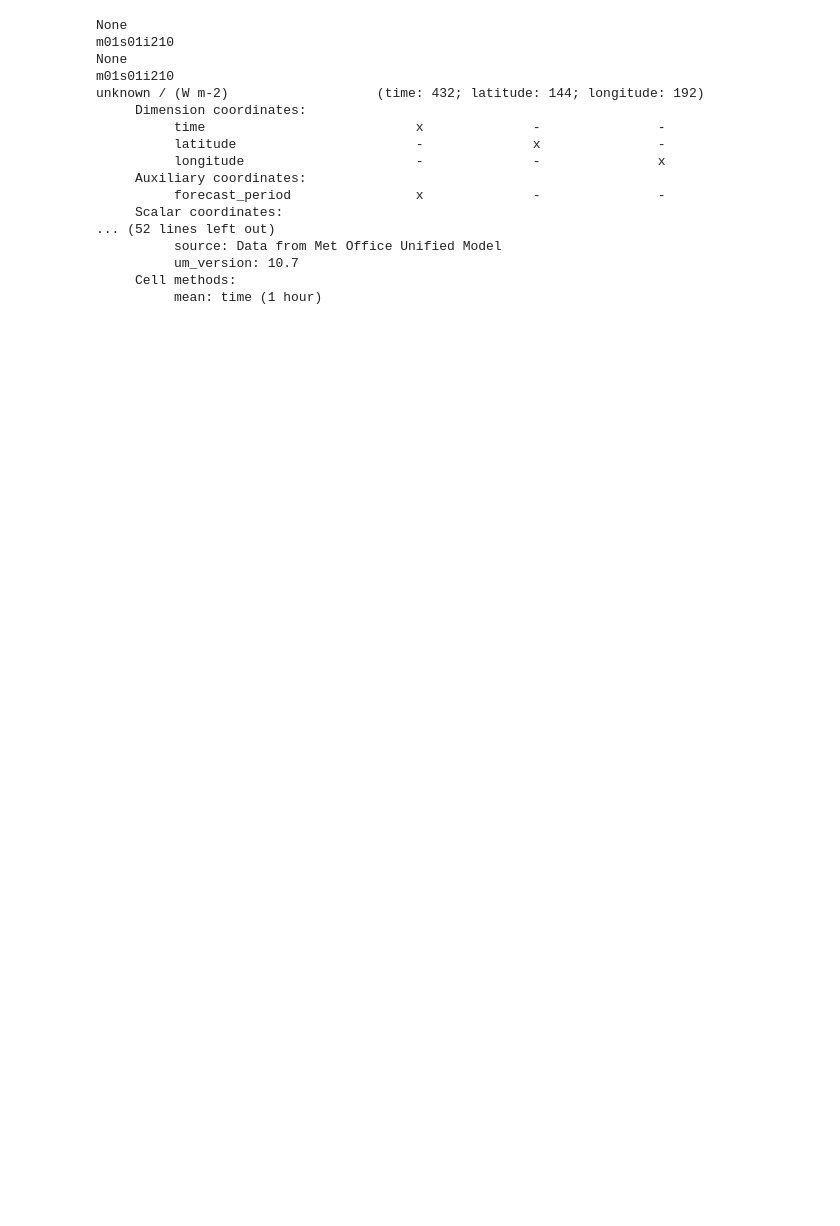
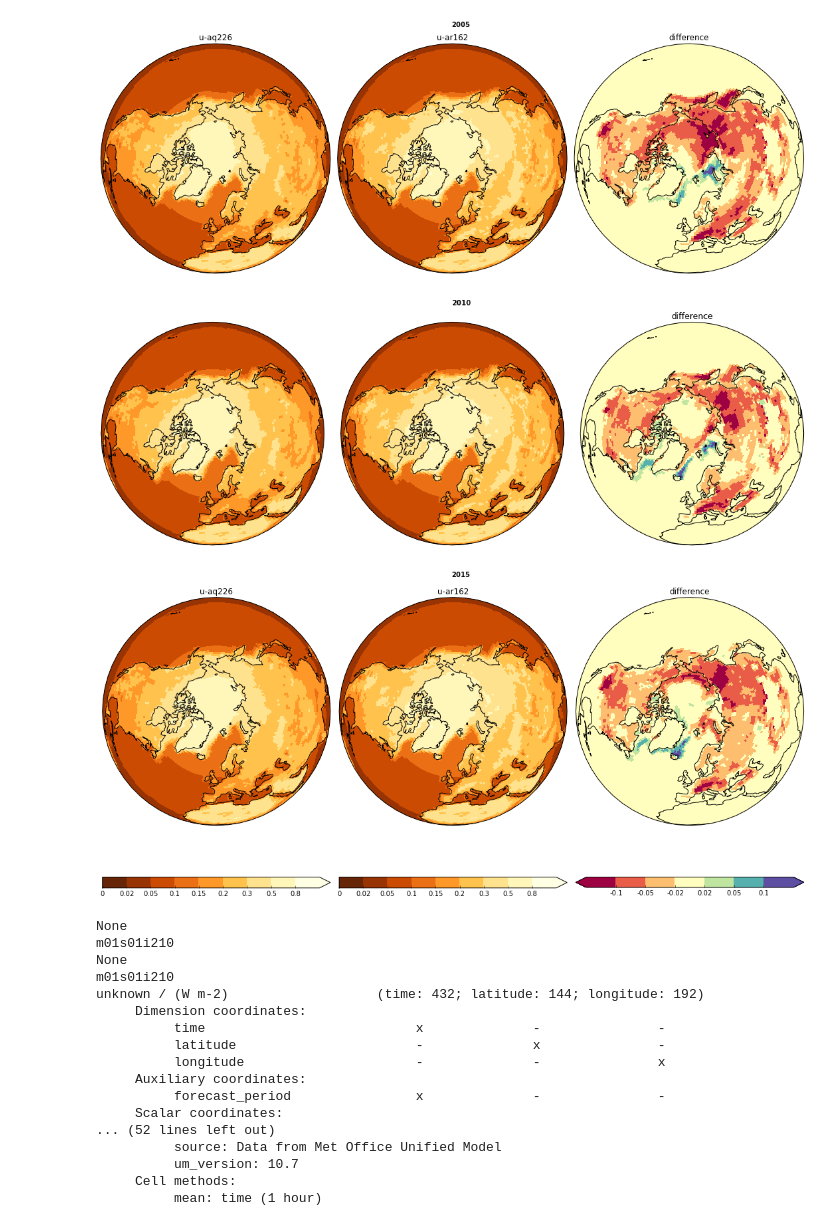
Before and after one commit to douglask3/albedo_teleconection, a Jupyter notebook: plot_SW.ipynb, the cells around one changed output. Drawn from its saved outputs; the diff is of its cells as text; code cells hidden in the pictures; blank space fills up the shorter version.

```diff
--- a/plot_SW.ipynb
+++ b/plot_SW.ipynb
@@ -1,30 +1,54 @@
 # %%
 %load_ext autoreload
 %autoreload
 
 import matplotlib
 
 import sys
 sys.path.append('../')
 
 import libs.import_iris
 import iris
 import iris.coords
 import iris.coord_categorisation
 from   libs.load_stash import *
 from   libs.coordRangeExtract import *
 import numpy as np
 
 import matplotlib.pyplot as plt
 import iris.quickplot as qplt
 import iris.plot as iplt
 from   libs.plot_maps import *
 from   libs.plot_TS   import *
+from   libs.extract_cube_last_nYears import *
 import matplotlib.colors as colours
 from   pylab import *
 import matplotlib.cm as mpl_cm
 
 import cartopy.crs as ccrs
+
+def map_years(plot_years, cubes, jobs, levels, dlevels, *args, **kw):
+    def plotFun(last_year, figsize = (15, 5.5), names = jobs, colourbar = False):
+        plt.figure(figsize=figsize)
+        cf = plot_projection(cubes, names, levels = levels, dlevels = dlevels,
+                             colourbar = colourbar, last_year = last_year, *args, **kw)
+        plt.show()
+        return cf
+
+
+    plotFun(plot_years[0])
+    for yr in plot_years[1:-1]:
+        plotFun(yr, ['', '', ''])
+
+    plt.figure(figsize=(15,7.5))
+    cf = plotFun(plot_years[-1], colourbar = True)
+    plt.show()
+
+map_years_local(projection=ccrs.Orthographic(0.0, 90.0))
+# %% [output]
+[figure, added]
+[figure, added]
+[figure, added]
 # %%
 jobs = ['u-aq226', 'u-ar162']
 dir   = ['data/' + i + '/apm_SW/' for i in jobs]
```
Also changed, not shown: parts of 9 cells of this notebook, 2 other files.
